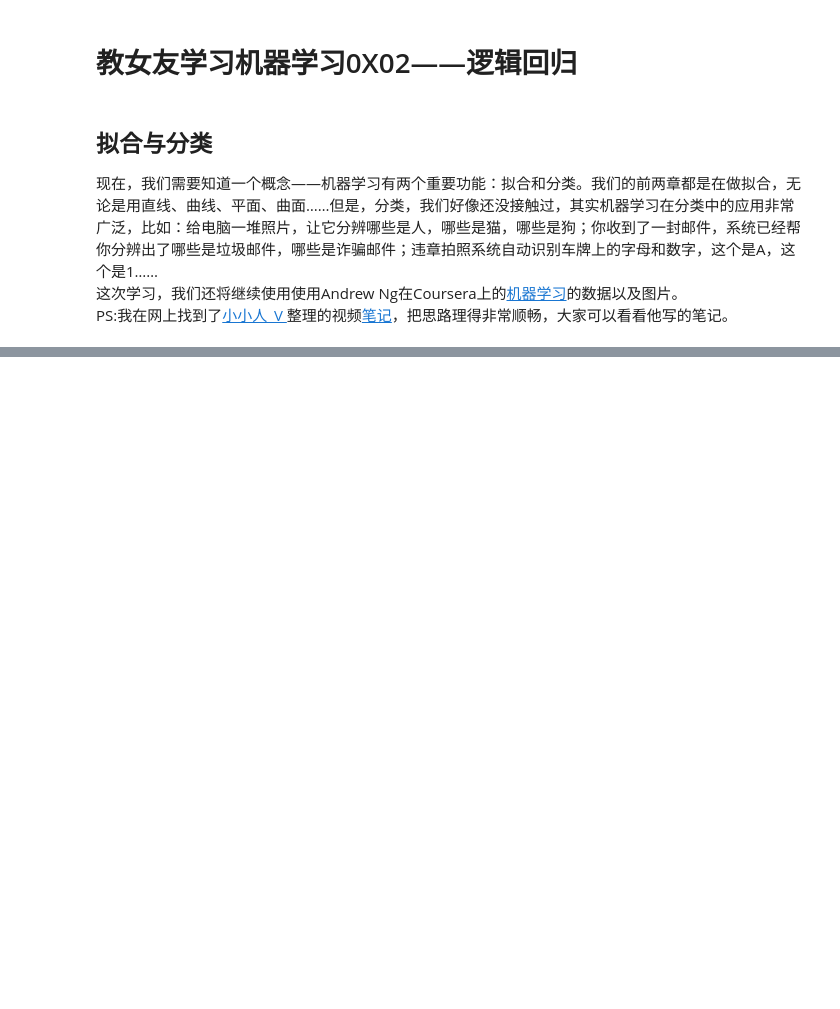
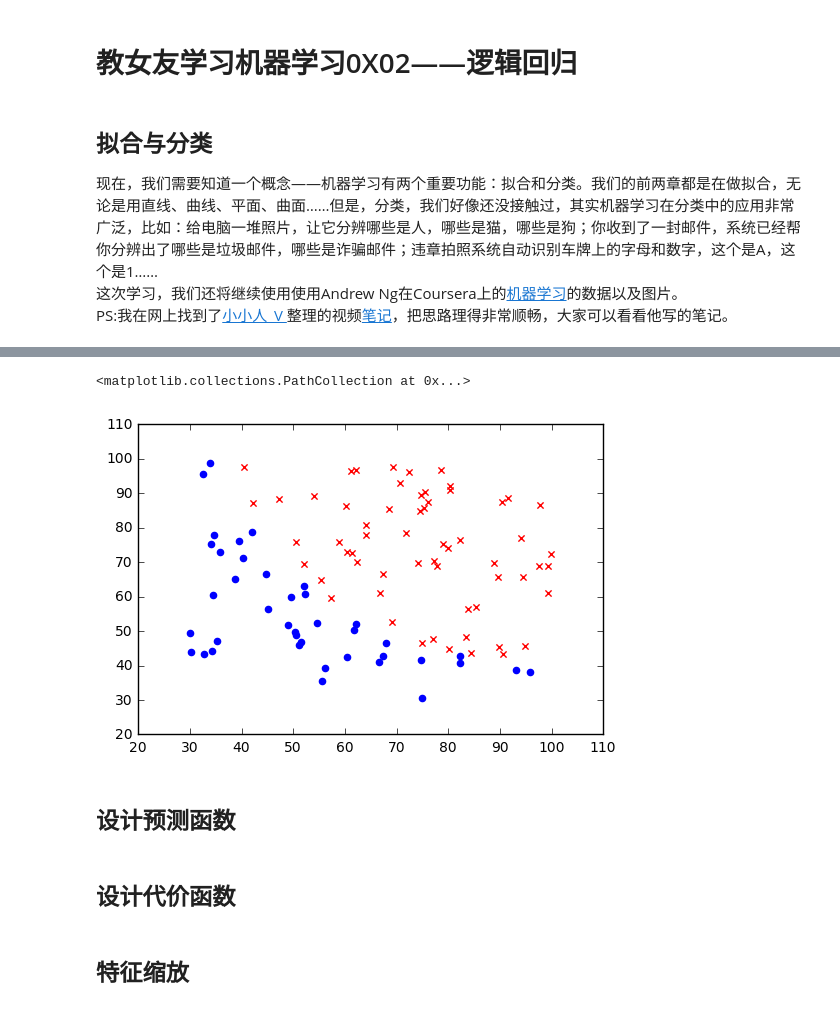
Before and after one commit to tiancai13579/Teach-girlfriend-machine-learning, a Jupyter notebook: 02逻辑回归/02逻辑回归.ipynb, the cells around one changed output, grey strips where cells are left out. Saved outputs shown, nothing was run; the diff lists cells and outputs as text; code cells hidden in the pictures; blank space fills up the shorter version.

```diff
--- a/02逻辑回归/02逻辑回归.ipynb
+++ b/02逻辑回归/02逻辑回归.ipynb
@@ -34,0 +77,13 @@ $h_{\theta}(x)=P\left ( y=1|x;\theta \right )$
+# %%
+data=np.loadtxt('ex2data1.txt',delimiter=',')
+X=data[:,0:2]
+y=data[:,2]
+pos=np.where(y==1)
+neg=np.where(y==0)
+plt.scatter(X[pos[0],0],X[pos[0],1],marker = 'x',color = 'r')
+plt.scatter(X[neg[0],0],X[neg[0],1],marker = 'o',color = 'b')
+# %% [output]
+<matplotlib.collections.PathCollection at 0x...>
+[figure, added]
+# %% [markdown]
+## 设计预测函数
@@ -34,0 +96,2 @@ $h_{\theta}(x)=P\left ( y=1|x;\theta \right )$
+# %% [markdown]
+## 设计代价函数
@@ -34,0 +102,2 @@ $h_{\theta}(x)=P\left ( y=1|x;\theta \right )$
+# %% [markdown]
+## 特征缩放
```
Also changed, not shown: parts of 22 cells of this notebook, 8 other files.
